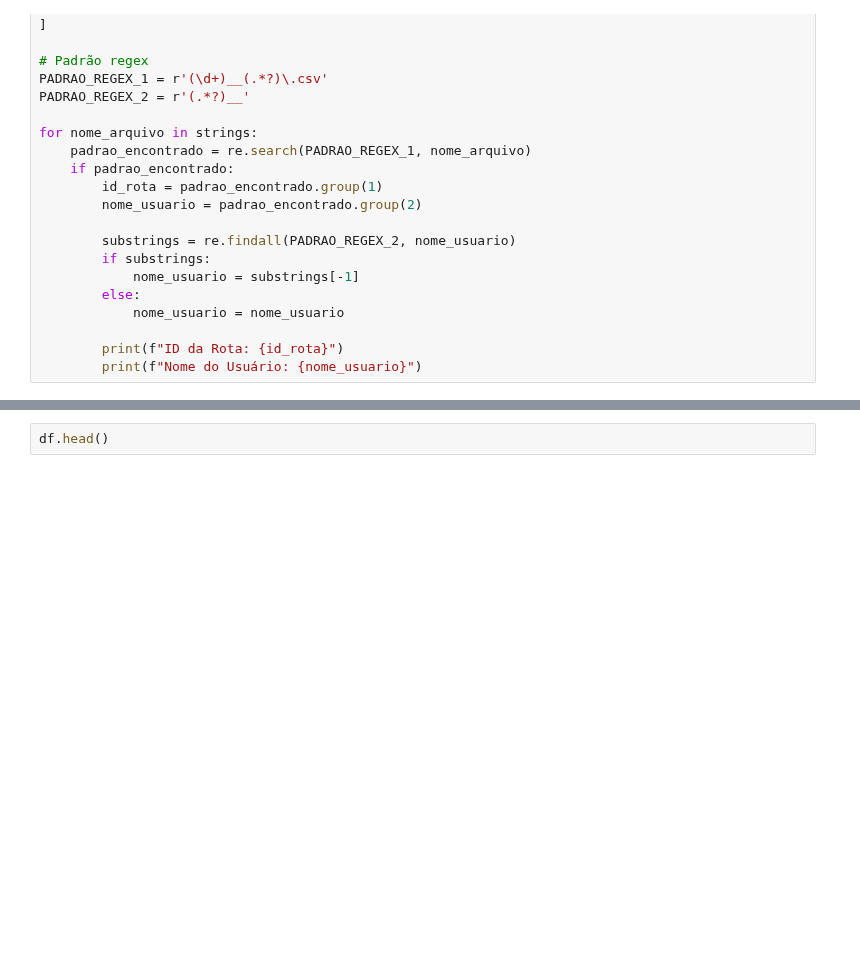
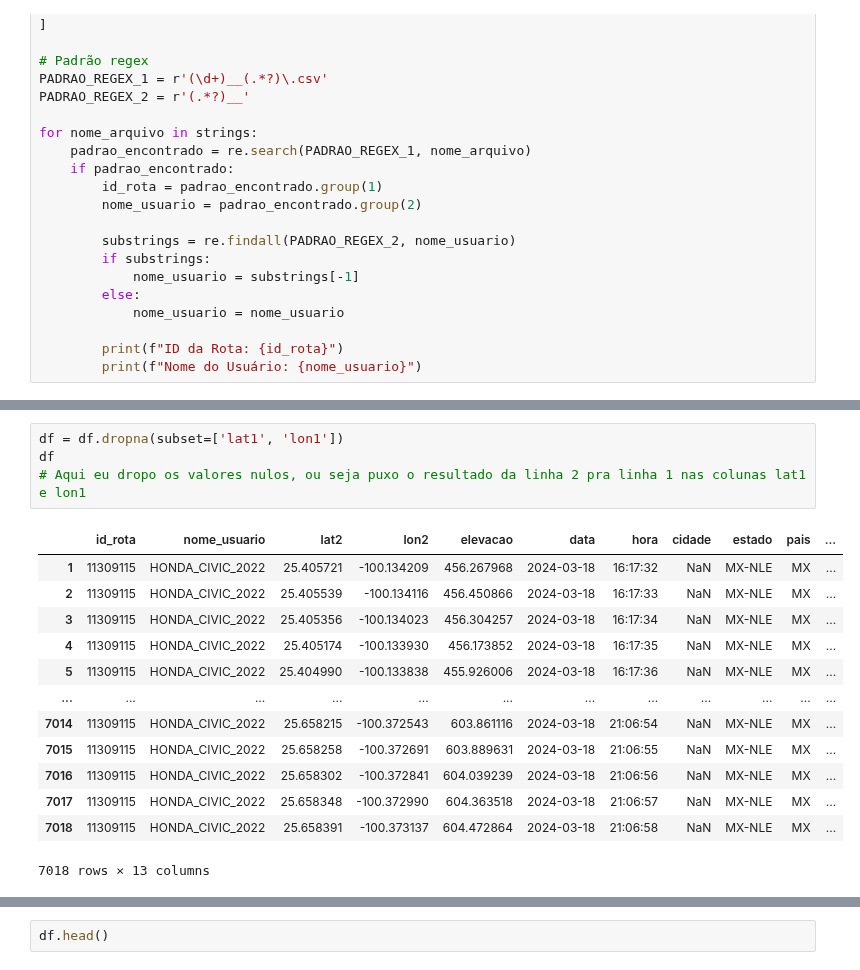
Before and after one commit to ThigaoRibeiro/tcc-ufrj-pipeline, a Jupyter notebook: Teste_WebScraping_OpenStreetMap.ipynb, the cells around one changed output, grey strips where cells are left out. Saved outputs shown, nothing was run; the diff lists cells and outputs as text; blank space fills up the shorter version.

```diff
--- a/Teste_WebScraping_OpenStreetMap.ipynb
+++ b/Teste_WebScraping_OpenStreetMap.ipynb
@@ -818,3 +809,21 @@ df
+# %%
+df = df.dropna(subset=['lat1', 'lon1'])
+df
+# Aqui eu dropo os valores nulos, ou seja puxo o resultado da linha 2 pra linha 1 nas colunas lat1 e lon1
+# %% [output]
+|  | id_rota | nome_usuario | lat2 | lon2 | elevacao | data | hora | cidade | estado | pais | ... |
+| 1 | 11309115 | HONDA_CIVIC_2022 | 25.405721 | -100.134209 | 456.267968 | 2024-03-18 | 16:17:32 | NaN | MX-NLE | MX | ... |
+| 2 | 11309115 | HONDA_CIVIC_2022 | 25.405539 | -100.134116 | 456.450866 | 2024-03-18 | 16:17:33 | NaN | MX-NLE | MX | ... |
+| 3 | 11309115 | HONDA_CIVIC_2022 | 25.405356 | -100.134023 | 456.304257 | 2024-03-18 | 16:17:34 | NaN | MX-NLE | MX | ... |
+| 4 | 11309115 | HONDA_CIVIC_2022 | 25.405174 | -100.133930 | 456.173852 | 2024-03-18 | 16:17:35 | NaN | MX-NLE | MX | ... |
+| 5 | 11309115 | HONDA_CIVIC_2022 | 25.404990 | -100.133838 | 455.926006 | 2024-03-18 | 16:17:36 | NaN | MX-NLE | MX | ... |
+| ... | ... | ... | ... | ... | ... | ... | ... | ... | ... | ... | ... |
+| 7014 | 11309115 | HONDA_CIVIC_2022 | 25.658215 | -100.372543 | 603.861116 | 2024-03-18 | 21:06:54 | NaN | MX-NLE | MX | ... |
+| 7015 | 11309115 | HONDA_CIVIC_2022 | 25.658258 | -100.372691 | 603.889631 | 2024-03-18 | 21:06:55 | NaN | MX-NLE | MX | ... |
+| 7016 | 11309115 | HONDA_CIVIC_2022 | 25.658302 | -100.372841 | 604.039239 | 2024-03-18 | 21:06:56 | NaN | MX-NLE | MX | ... |
+| 7017 | 11309115 | HONDA_CIVIC_2022 | 25.658348 | -100.372990 | 604.363518 | 2024-03-18 | 21:06:57 | NaN | MX-NLE | MX | ... |
+| 7018 | 11309115 | HONDA_CIVIC_2022 | 25.658391 | -100.373137 | 604.472864 | 2024-03-18 | 21:06:58 | NaN | MX-NLE | MX | ... |
+7018 rows × 13 columns
 # %%
 def calc_dist_euclidiana(row):
     coord1 = (float(row['lon1']), float(row['lat1']))
```
Also changed, not shown: parts of 26 cells of this notebook, 7 other files.
